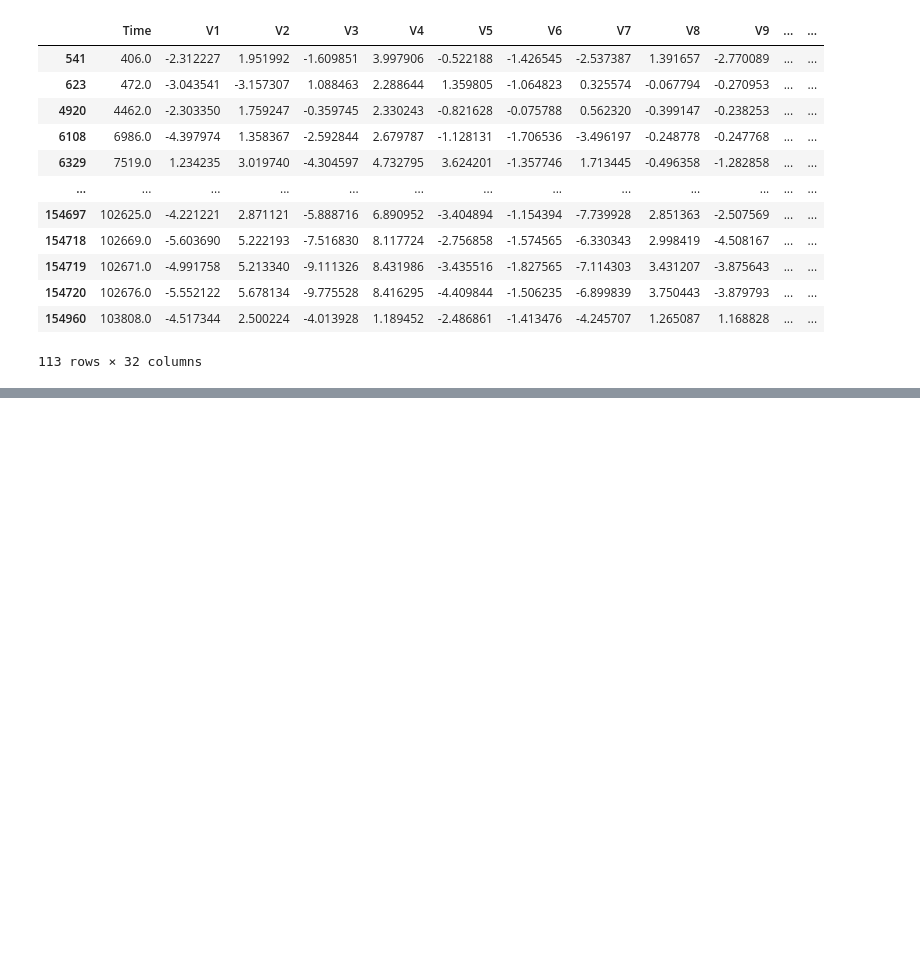
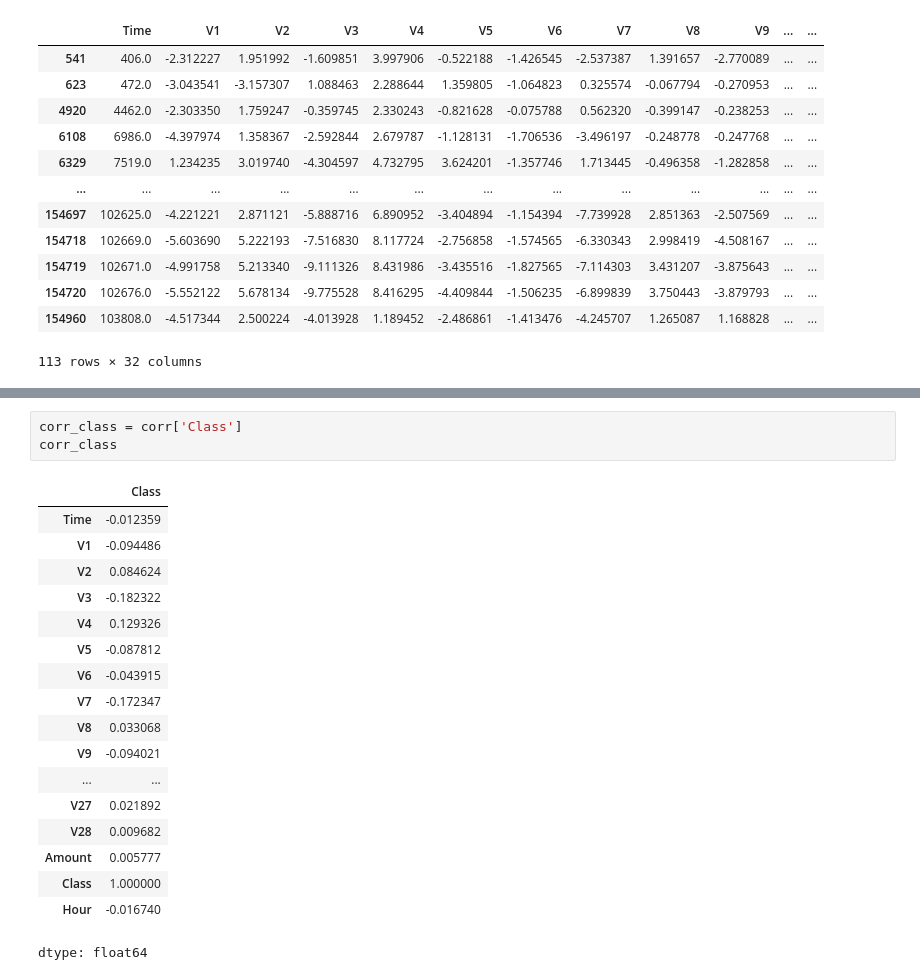
Before and after one commit to Vaibhavv1525/fraud-analytics-portfolio, a Jupyter notebook: 01_fraud_eda.ipynb, the cells around one changed output, grey strips where cells are left out. Saved outputs shown, nothing was run; the diff lists cells and outputs as text; blank space fills up the shorter version.

```diff
--- a/01_fraud_eda.ipynb
+++ b/01_fraud_eda.ipynb
@@ -352,0 +494,22 @@ print(len(small), 'out of', len(fraud))
+# %%
+corr_class = corr['Class']
+corr_class
+# %% [output]
+|  | Class |
+| Time | -0.012359 |
+| V1 | -0.094486 |
+| V2 | 0.084624 |
+| V3 | -0.182322 |
+| V4 | 0.129326 |
+| V5 | -0.087812 |
+| V6 | -0.043915 |
+| V7 | -0.172347 |
+| V8 | 0.033068 |
+| V9 | -0.094021 |
+| ... | ... |
+| V27 | 0.021892 |
+| V28 | 0.009682 |
+| Amount | 0.005777 |
+| Class | 1.000000 |
+| Hour | -0.016740 |
+dtype: float64
```
Also changed, not shown: parts of 40 cells of this notebook.
